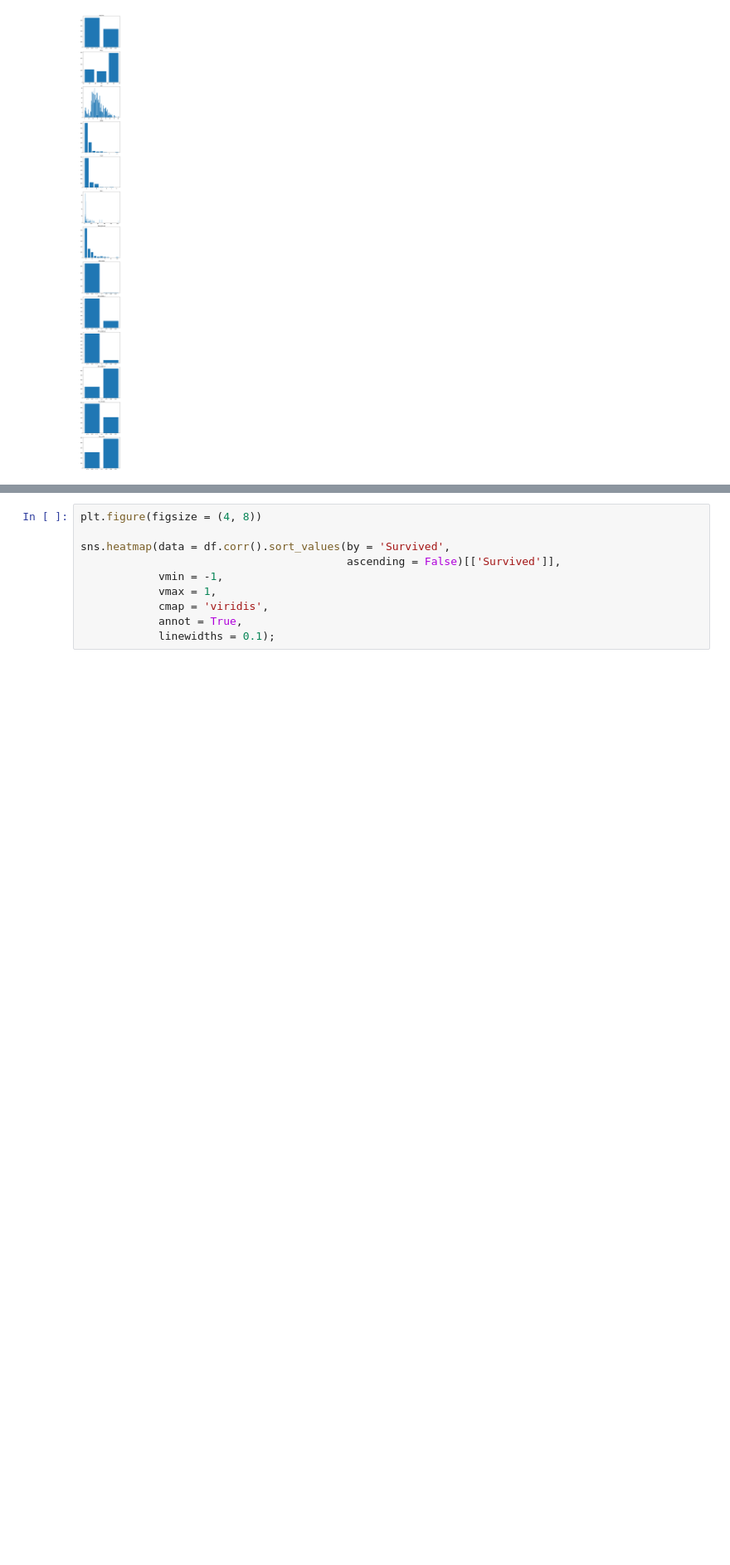
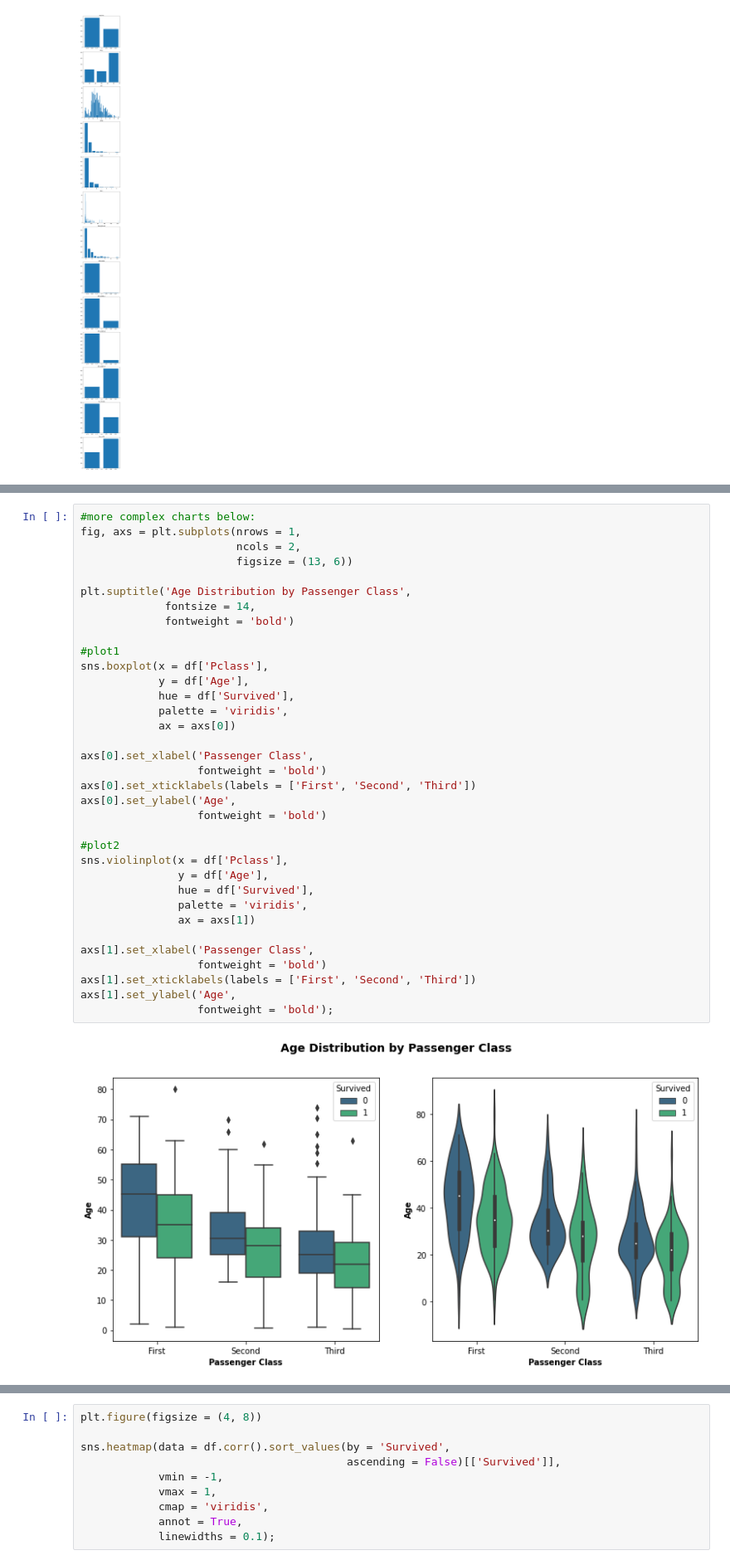
Before and after one commit to maryschindler/DSI_exercises, a Jupyter notebook: 2_01_Titanic/Titanic_revisited.ipynb, the cells around one changed output, grey strips where cells are left out. Shown: that part at 83% size. Drawn from its saved outputs; the diff is of its cells as text; blank space fills up the shorter version.

```diff
--- a/2_01_Titanic/Titanic_revisited.ipynb
+++ b/2_01_Titanic/Titanic_revisited.ipynb
@@ -335,0 +349,37 @@ sns.violinplot(x = df['Pclass'],
+# %%
+#more complex charts below:
+fig, axs = plt.subplots(nrows = 1,
+                        ncols = 2,
+                        figsize = (13, 6))
+
+plt.suptitle('Age Distribution by Passenger Class',
+             fontsize = 14,
+             fontweight = 'bold')
+
+#plot1
+sns.boxplot(x = df['Pclass'],
+            y = df['Age'],
+            hue = df['Survived'],
+            palette = 'viridis',
+            ax = axs[0])
+
+axs[0].set_xlabel('Passenger Class',
+                  fontweight = 'bold')
+axs[0].set_xticklabels(labels = ['First', 'Second', 'Third'])
+axs[0].set_ylabel('Age',
+                  fontweight = 'bold')
+
+#plot2
+sns.violinplot(x = df['Pclass'],
+               y = df['Age'],
+               hue = df['Survived'],
+               palette = 'viridis',
+               ax = axs[1])
+
+axs[1].set_xlabel('Passenger Class',
+                  fontweight = 'bold')
+axs[1].set_xticklabels(labels = ['First', 'Second', 'Third'])
+axs[1].set_ylabel('Age',
+                  fontweight = 'bold');
+# %% [output]
+[figure, added]
```
Also changed, not shown: parts of 10 cells of this notebook.
